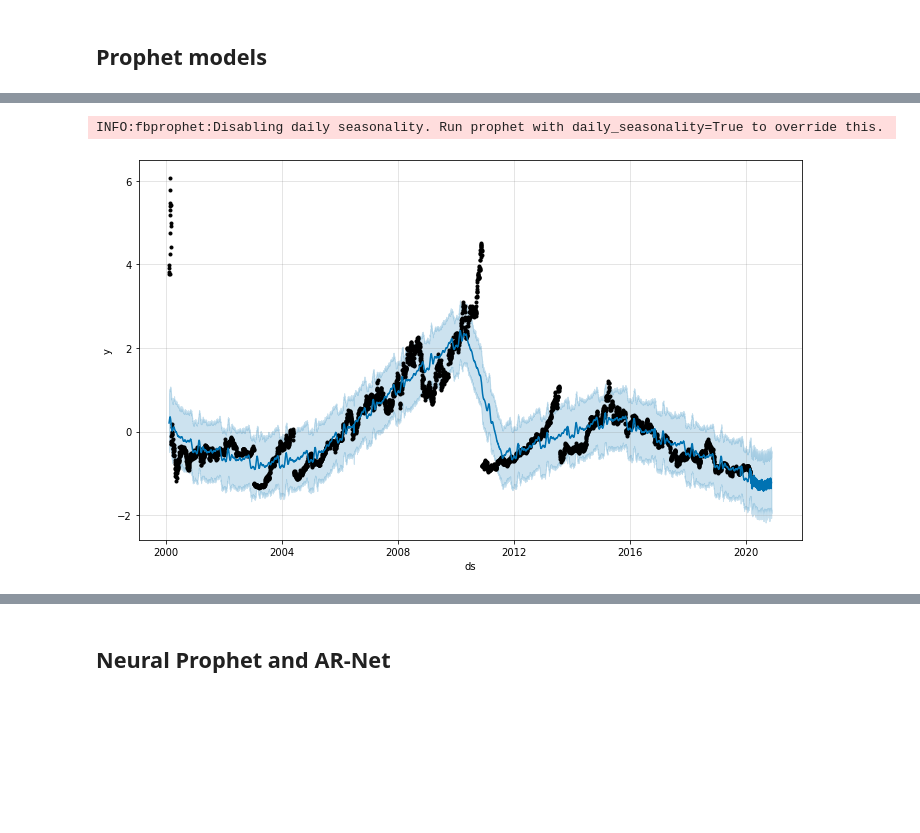
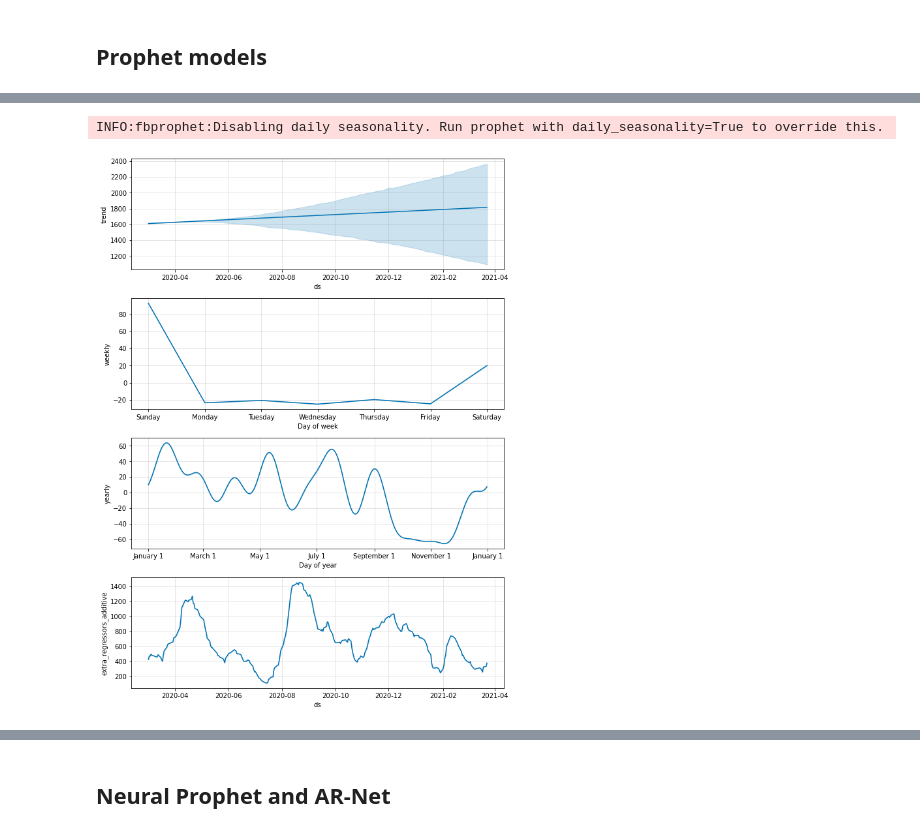
Before and after one commit to acamit/DataScience, a Jupyter notebook: Thesis work/Code/Thesis Implementation Models.ipynb, the cells around one changed output, grey strips where cells are left out. Drawn from its saved outputs; the diff is of its cells as text; code cells hidden in the pictures; blank space fills up the shorter version.

Commit message:
prophet

```diff
--- a/Thesis work/Code/Thesis Implementation Models.ipynb
+++ b/Thesis work/Code/Thesis Implementation Models.ipynb
@@ -677,12 +614,0 @@ len(test), len(train), len(df)
-# %%
-m = Prophet()
-m.fit(train)
-future = m.make_future_dataframe(periods = len(test), freq = "B")
-forecast = m.predict(future)
-# %% [output]
-INFO:fbprophet:Disabling daily seasonality. Run prophet with daily_seasonality=True to override this.
-# %%
-m.plot(forecast);
-# plt.xlim('2020-03-01','2021-03-20')
-# %% [output]
-[figure, removed]
@@ -688,0 +621,43 @@ m.plot(forecast);
+# %%
+def ProphetProcedure(stockCode, start_date = start_date, end_date = end_date):
+    df = ScriptWiseData[stockCode]
+    df.index = pd.to_datetime(df.index)
+    df = df.reset_index()
+
+    df.columns = ['ds', 'y'] + TechnicalIndicators
+
+    test_start_date = pd.to_datetime(start_date)
+    test_end_date = pd.to_datetime(end_date)
+
+    train = df.loc[df.ds<df_start_date]
+    test = df.loc[df.ds>=df_start_date]
+#     return df, 1
+    m = Prophet()
+    for t in TechnicalIndicators:
+        m.add_regressor(t)
+    m.fit(train)
+    future = m.make_future_dataframe(periods = len(test)-1, freq = "B")
+    test_t = test.set_index('ds')
+    future = future.set_index('ds')
+    future = test_t[TechnicalIndicators].join(future).reset_index()
+    forecast = m.predict(future)
+
+        # initial
+    initial = str(5*365)+' days'
+
+    #period
+    period = str(5*365)+' days'
+
+    #horizon
+    horizon = str(365) + ' days'
+    df_cv = cross_validation(m, initial = initial, period = period, horizon = horizon)
+
+    return m, forecast, df_cv
+# %%
+m, forecast, df_cv = ProphetProcedure(stocks[1])
+# %% [output]
+INFO:fbprophet:Disabling daily seasonality. Run prophet with daily_seasonality=True to override this.
+# %%
+m.plot_components(forecast);
+# %% [output]
+[figure, added]
```
Also changed, not shown: parts of 21 cells of this notebook.
